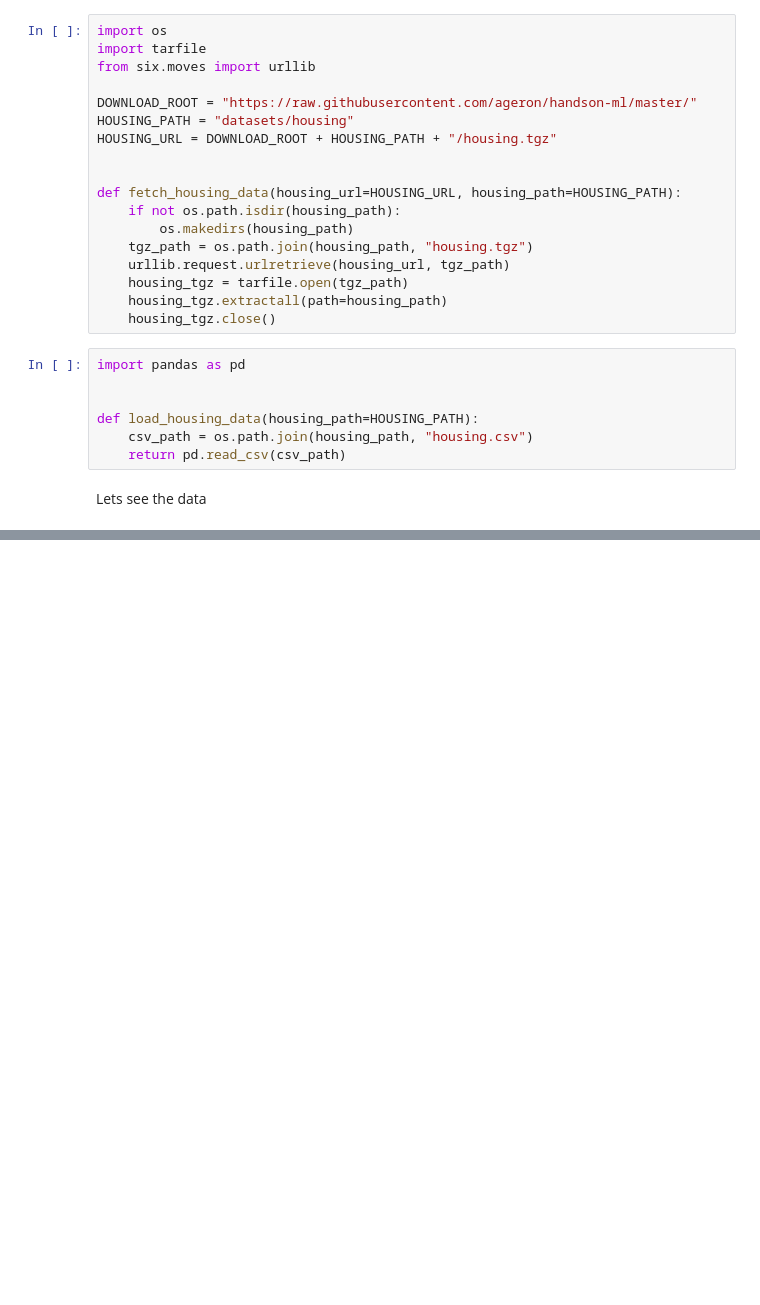
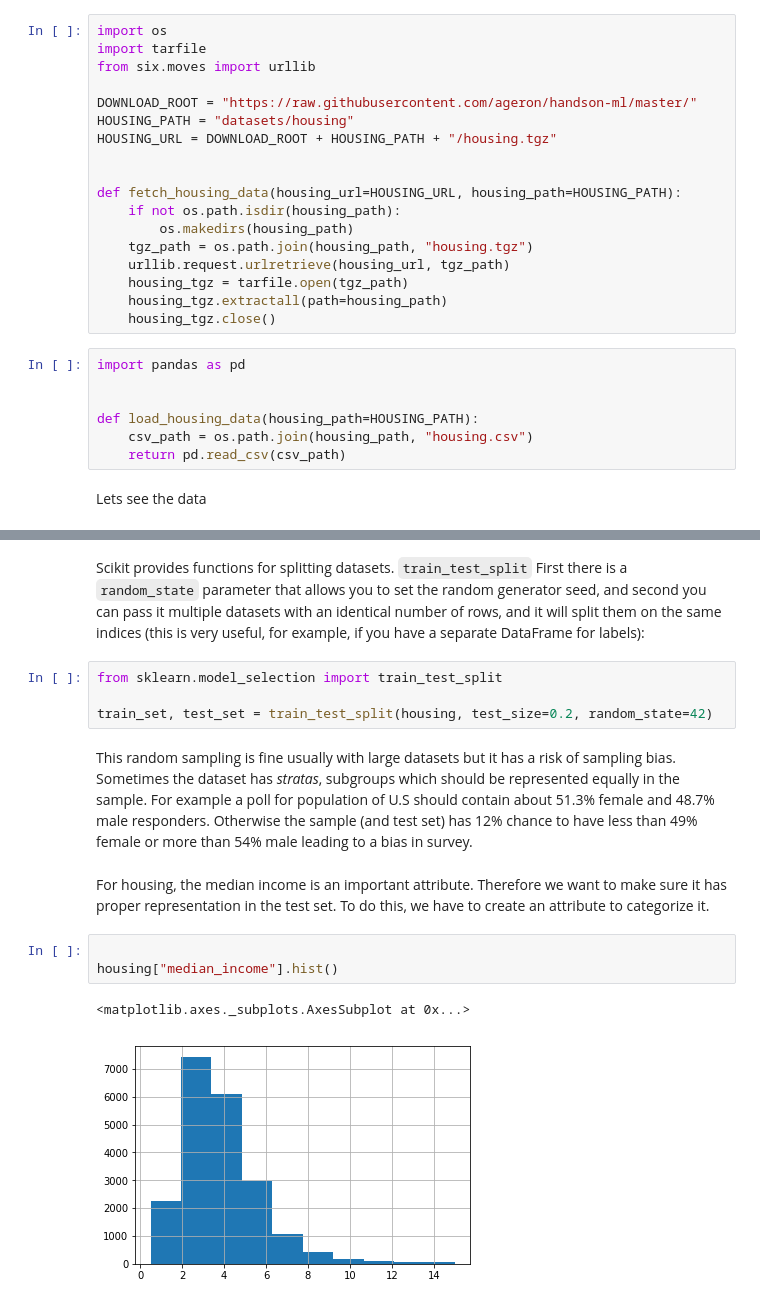
Before and after one commit to Tumetsu/hands-on-machine-learning-exercises, a Jupyter notebook: Housing.ipynb, the cells around one changed output, grey strips where cells are left out. Cells and saved outputs as stored; diff of their text form; blank space fills up the shorter version.

```diff
--- a/Housing.ipynb
+++ b/Housing.ipynb
@@ -37,0 +115,16 @@ housing.head()
+# %% [markdown]
+Scikit provides functions for splitting datasets. `train_test_split` First there is a `random_state` parameter that allows you to set the random generator seed, and second you can pass it multiple datasets with an identical number of rows, and it will split them on the same indices (this is very useful, for example, if you have a separate DataFrame for labels):
+# %%
+from sklearn.model_selection import train_test_split
+
+train_set, test_set = train_test_split(housing, test_size=0.2, random_state=42)
+# %% [markdown]
+This random sampling is fine usually with large datasets but it has a risk of sampling bias. Sometimes the dataset has *stratas*, subgroups which should be represented equally in the sample. For example a poll for population of U.S should contain about 51.3% female and 48.7% male responders. Otherwise the sample (and test set) has 12% chance to have less than 49% female or more than 54% male leading to a bias in survey.
+# %% [markdown]
+For housing, the median income is an important attribute. Therefore we want to make sure it has proper representation in the test set. To do this, we have to create an attribute to categorize it.
+# %%
+
+housing["median_income"].hist()
+# %% [output]
+<matplotlib.axes._subplots.AxesSubplot at 0x...>
+[figure, added]
```
Also changed, not shown: parts of 5 cells of this notebook.
